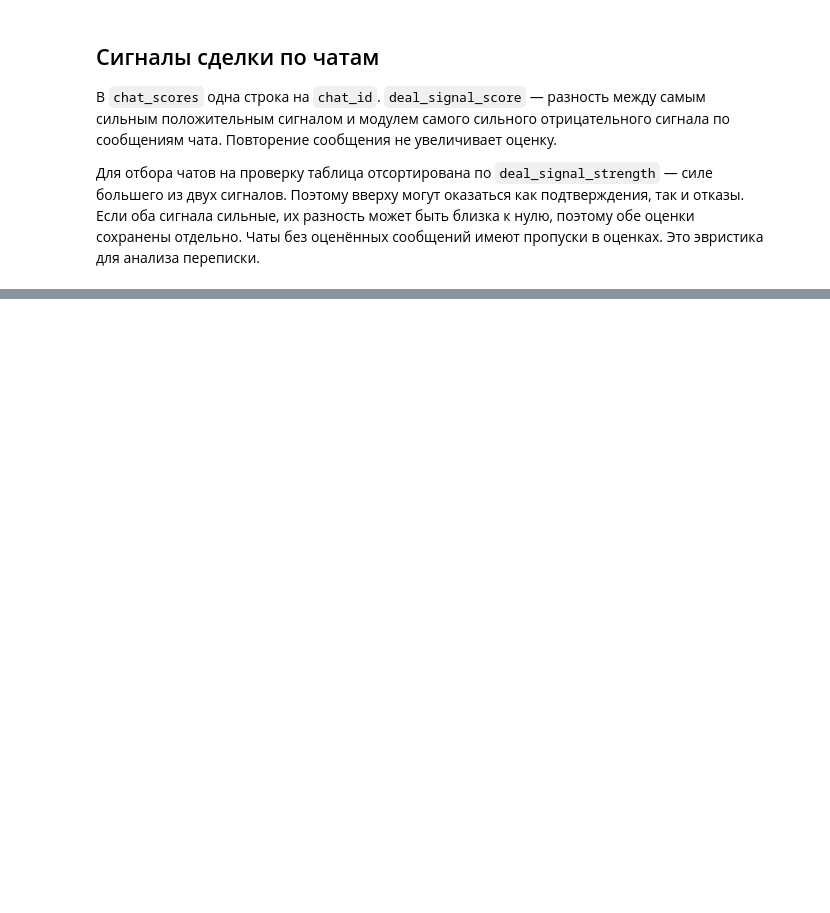
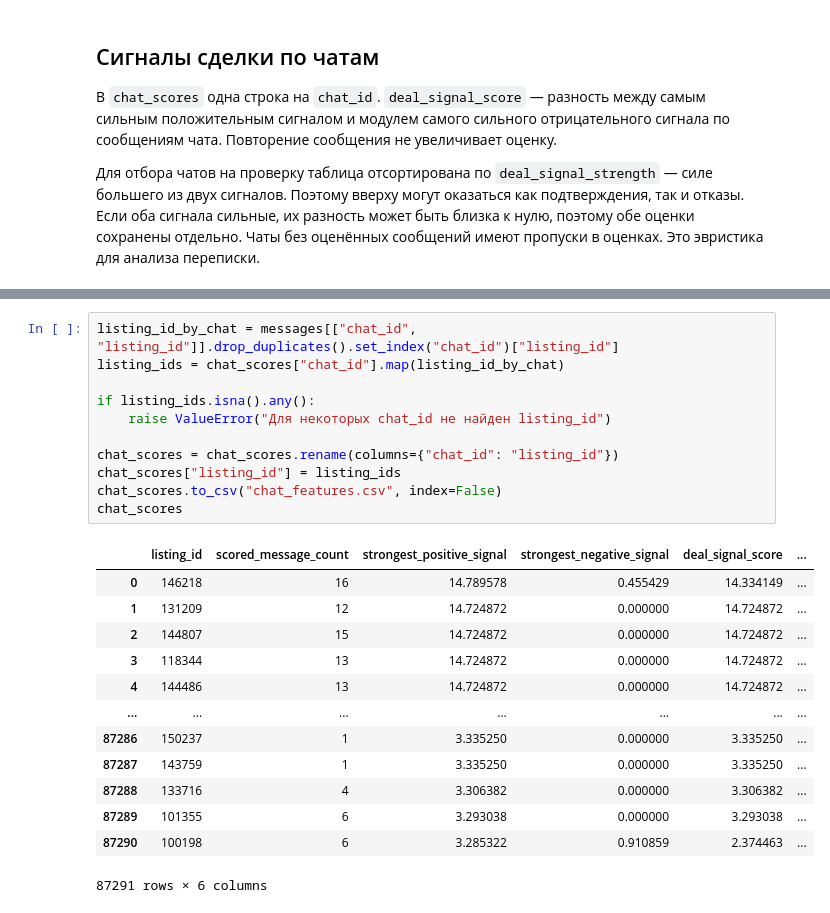
Before and after one commit to Wikemon/neuroslop_kygarikovs_hakaton, a Jupyter notebook: sentence_transformers.ipynb, the cells around one changed output, grey strips where cells are left out. Drawn from its saved outputs; the diff is of its cells as text; blank space fills up the shorter version.

```diff
--- a/sentence_transformers.ipynb
+++ b/sentence_transformers.ipynb
@@ -691,0 +705,25 @@ chat_scores
+# %%
+listing_id_by_chat = messages[["chat_id", "listing_id"]].drop_duplicates().set_index("chat_id")["listing_id"]
+listing_ids = chat_scores["chat_id"].map(listing_id_by_chat)
+
+if listing_ids.isna().any():
+    raise ValueError("Для некоторых chat_id не найден listing_id")
+
+chat_scores = chat_scores.rename(columns={"chat_id": "listing_id"})
+chat_scores["listing_id"] = listing_ids
+chat_scores.to_csv("chat_features.csv", index=False)
+chat_scores
+# %% [output]
+|  | listing_id | scored_message_count | strongest_positive_signal | strongest_negative_signal | deal_signal_score | ... |
+| 0 | 146218 | 16 | 14.789578 | 0.455429 | 14.334149 | ... |
+| 1 | 131209 | 12 | 14.724872 | 0.000000 | 14.724872 | ... |
+| 2 | 144807 | 15 | 14.724872 | 0.000000 | 14.724872 | ... |
+| 3 | 118344 | 13 | 14.724872 | 0.000000 | 14.724872 | ... |
+| 4 | 144486 | 13 | 14.724872 | 0.000000 | 14.724872 | ... |
+| ... | ... | ... | ... | ... | ... | ... |
+| 87286 | 150237 | 1 | 3.335250 | 0.000000 | 3.335250 | ... |
+| 87287 | 143759 | 1 | 3.335250 | 0.000000 | 3.335250 | ... |
+| 87288 | 133716 | 4 | 3.306382 | 0.000000 | 3.306382 | ... |
+| 87289 | 101355 | 6 | 3.293038 | 0.000000 | 3.293038 | ... |
+| 87290 | 100198 | 6 | 3.285322 | 0.910859 | 2.374463 | ... |
+87291 rows × 6 columns
```
Also changed, not shown: parts of 3 cells of this notebook, 16 other files.
